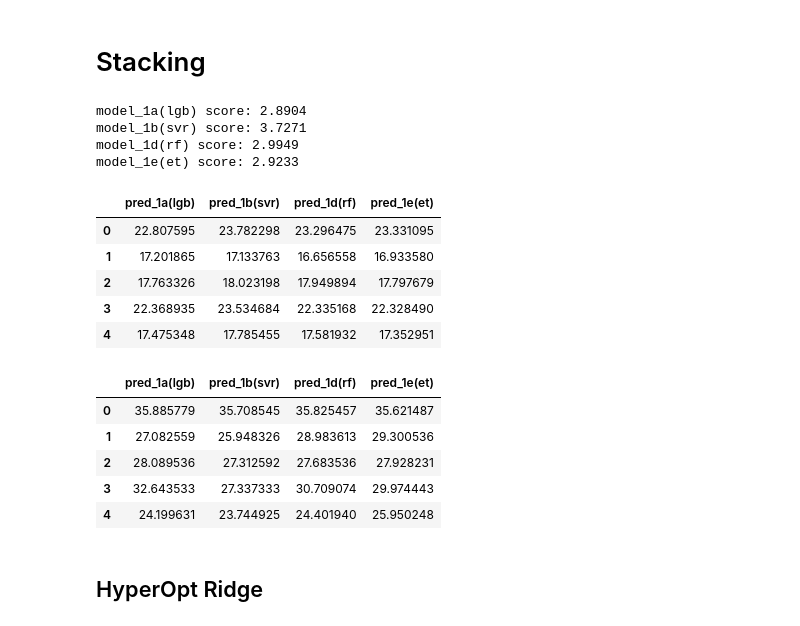
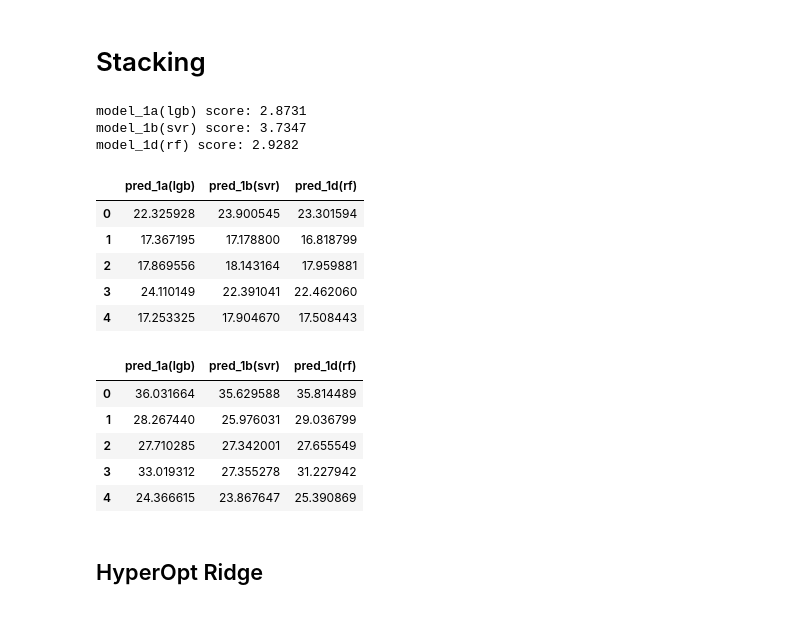
Before and after one commit to YusukeAmg/SIGNATE_4th_BeginnerOnlyCompetition, a Jupyter notebook: notebook/Stacking.ipynb, the cells around one changed output. Saved outputs shown, nothing was run; the diff lists cells and outputs as text; code cells hidden in the pictures.

Commit message:
Regression Horsepower
regression horsepower
Refine Stacking code
verification feature:car brand, pwr

```diff
--- a/notebook/Stacking.ipynb
+++ b/notebook/Stacking.ipynb
@@ -105,7 +120,7 @@ display(train_test_svr)
 # %% [markdown]
 # Encoding
 # %%
-cat_cols = ['cylinders', 'model year', 'origin', 'car name', 'car_brand']
+cat_cols = ['cylinders', 'model year', 'origin', 'car name']#, 'car_brand']
 train_test_svr = pd.get_dummies(
     train_test_svr,
     columns=cat_cols,
@@ -114,7 +129,7 @@ train_test_svr = pd.get_dummies(
 
 display(train_test_svr)
 
-cat_cols = ['car name', 'car_brand']
+cat_cols = ['car name']#, 'car_brand']
 for cols in cat_cols:
     train_test[cols] = LabelEncoder().fit_transform(train_test[cols])
 
@@ -419,12 +446,12 @@ params_lgb = {
     'model_type': 'lgb',
     'alpha' : 2.75e-06, #hp.loguniform(label='alpha', low=np.log(1e-8), high=np.log(0.2)),
     'bagging_fraction': hp.quniform(label='bagging_fraction', low=0.4, high=0.80, q=0.05),
-    'feature_fraction': hp.quniform(label='feature_fraction', low=0.4, high=0.7, q=0.05),
+    'feature_fraction': hp.quniform(label='feature_fraction', low=0.3, high=0.7, q=0.05),
     'gamma': hp.quniform(label='gamma', low=0.1, high=0.7, q=0.1),
-    'lambda' : hp.loguniform(label='lambda', low=np.log(1e-6), high=np.log(0.6)),
-    'max_depth': hp.quniform(label='max_depth', low=5, high=13, q=1),
-    'min_child_weight': hp.quniform(label='min_child_weight', low=1, high=5, q=1),
-    'min_data_in_leaf':6, # hp.quniform(label='min_data_in_leaf', low=5, high=10, q=2),
+    'lambda' : hp.loguniform(label='lambda', low=np.log(1e-6), high=np.log(0.3)),
+    'max_depth': hp.quniform(label='max_depth', low=3, high=13, q=1),
+    'min_child_weight': hp.quniform(label='min_child_weight', low=1, high=10, q=1),
+    'min_data_in_leaf': hp.quniform(label='min_data_in_leaf', low=4, high=10, q=1),
     'num_leaves': hp.quniform(label='num_leaves', low=10, high=40, q=10)
 }
 
@@ -517,7 +533,7 @@ max_evals = 500
 trials_rf = Trials()
 f_rf = partial(objective, train_x, train_y)
 
-best = fmin(
+best_rf = fmin(
     fn=f_rf,
     space=params_rf,
     algo=tpe.suggest,
@@ -686,64 +692,63 @@ def predict_cv(model, train_x, train_y, test_x):
 
     return pred_train, preds_test
 # %%
-model_1a = Model1_LGBM(params=opt_params_lgb[0])
-model_1b = Model1_SVR(params=opt_params_svr[0])
+model_1a = Model1_LGBM(params=best_lgb)
+model_1b = Model1_SVR(params=best_svr)
 #model_1c = Model1_NN(params=opt_params_nn[0])
-model_1d = Model1_RF(params=opt_params_rf[0])
-model_1e = Model1_ET(params=opt_params_et[0])
+model_1d = Model1_RF(params=best_rf)
+#model_1e = Model1_ET(params=opt_params_et[0])
 
 pred_train_1a, pred_test_1a = predict_cv(model_1a, train_x, train_y, test_x)
 pred_train_1b, pred_test_1b = predict_cv(model_1b, train_x_svr, train_y, test_x_svr)
 #pred_train_1c, pred_test_1c = predict_cv(model_1c, train_x, train_y, test_x)
 pred_train_1d, pred_test_1d = predict_cv(model_1d, train_x, train_y, test_x)
-pred_train_1e, pred_test_1e = predict_cv(model_1e, train_x, train_y, test_x)
+#pred_train_1e, pred_test_1e = predict_cv(model_1e, train_x, train_y, test_x)
 # %%
 score_1a = RMSE(train_y, pred_train_1a)
 score_1b = RMSE(train_y, pred_train_1b)
 #score_1c = RMSE(train_y, pred_train_1c)
 score_1d = RMSE(train_y, pred_train_1d)
-score_1e = RMSE(train_y, pred_train_1e)
+#score_1e = RMSE(train_y, pred_train_1e)
 print(f'model_1a(lgb) score: {score_1a:.4f}')
 print(f'model_1b(svr) score: {score_1b:.4f}')
 #print(f'model_1x(nn) score: {score_1c:.4f}')
 print(f'model_1d(rf) score: {score_1d:.4f}')
-print(f'model_1e(et) score: {score_1e:.4f}')
+#print(f'model_1e(et) score: {score_1e:.4f}')
 # %% [output]
-model_1a(lgb) score: 2.8904
-model_1b(svr) score: 3.7271
-model_1d(rf) score: 2.9949
-model_1e(et) score: 2.9233
+model_1a(lgb) score: 2.8731
+model_1b(svr) score: 3.7347
+model_1d(rf) score: 2.9282
 # %%
 # 予測値を特徴量としてデータフレームを作成
 train_x_2 = pd.DataFrame({
     'pred_1a(lgb)': pred_train_1a,
     'pred_1b(svr)': pred_train_1b,
     #'pred_1c(nn)': pred_train_1c,
     'pred_1d(rf)': pred_train_1d,
-    'pred_1e(et)': pred_train_1e
+    #'pred_1e(et)': pred_train_1e
 })
 test_x_2 = pd.DataFrame({
     'pred_1a(lgb)': pred_test_1a,
     'pred_1b(svr)': pred_test_1b,
     #'pred_1c(nn)': pred_test_1c,
     'pred_1d(rf)': pred_test_1d,
-    'pred_1e(et)': pred_test_1e
+    #'pred_1e(et)': pred_test_1e
 })
 display(train_x_2.head())
 display(test_x_2.head())
 # %% [output]
-|  | pred_1a(lgb) | pred_1b(svr) | pred_1d(rf) | pred_1e(et) |
-| 0 | 22.807595 | 23.782298 | 23.296475 | 23.331095 |
-| 1 | 17.201865 | 17.133763 | 16.656558 | 16.933580 |
-| 2 | 17.763326 | 18.023198 | 17.949894 | 17.797679 |
-| 3 | 22.368935 | 23.534684 | 22.335168 | 22.328490 |
-| 4 | 17.475348 | 17.785455 | 17.581932 | 17.352951 |
+|  | pred_1a(lgb) | pred_1b(svr) | pred_1d(rf) |
+| 0 | 22.325928 | 23.900545 | 23.301594 |
+| 1 | 17.367195 | 17.178800 | 16.818799 |
+| 2 | 17.869556 | 18.143164 | 17.959881 |
+| 3 | 24.110149 | 22.391041 | 22.462060 |
+| 4 | 17.253325 | 17.904670 | 17.508443 |
-|  | pred_1a(lgb) | pred_1b(svr) | pred_1d(rf) | pred_1e(et) |
-| 0 | 35.885779 | 35.708545 | 35.825457 | 35.621487 |
-| 1 | 27.082559 | 25.948326 | 28.983613 | 29.300536 |
-| 2 | 28.089536 | 27.312592 | 27.683536 | 27.928231 |
-| 3 | 32.643533 | 27.337333 | 30.709074 | 29.974443 |
-| 4 | 24.199631 | 23.744925 | 24.401940 | 25.950248 |
+|  | pred_1a(lgb) | pred_1b(svr) | pred_1d(rf) |
+| 0 | 36.031664 | 35.629588 | 35.814489 |
+| 1 | 28.267440 | 25.976031 | 29.036799 |
+| 2 | 27.710285 | 27.342001 | 27.655549 |
+| 3 | 33.019312 | 27.355278 | 31.227942 |
+| 4 | 24.366615 | 23.867647 | 25.390869 |
 # %% [markdown]
 ## HyperOpt Ridge
 # %%
```
Also changed, not shown: parts of 29 cells of this notebook, 2 other files.
